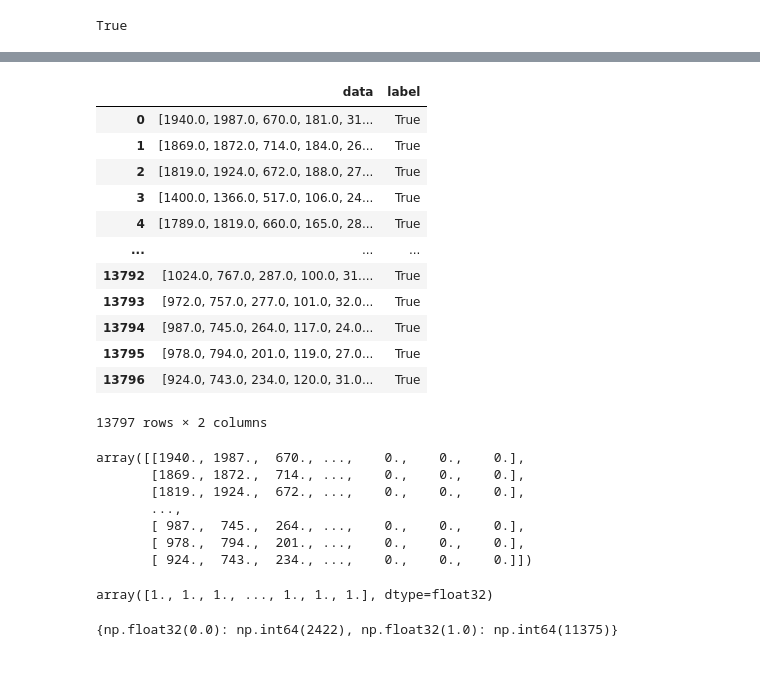
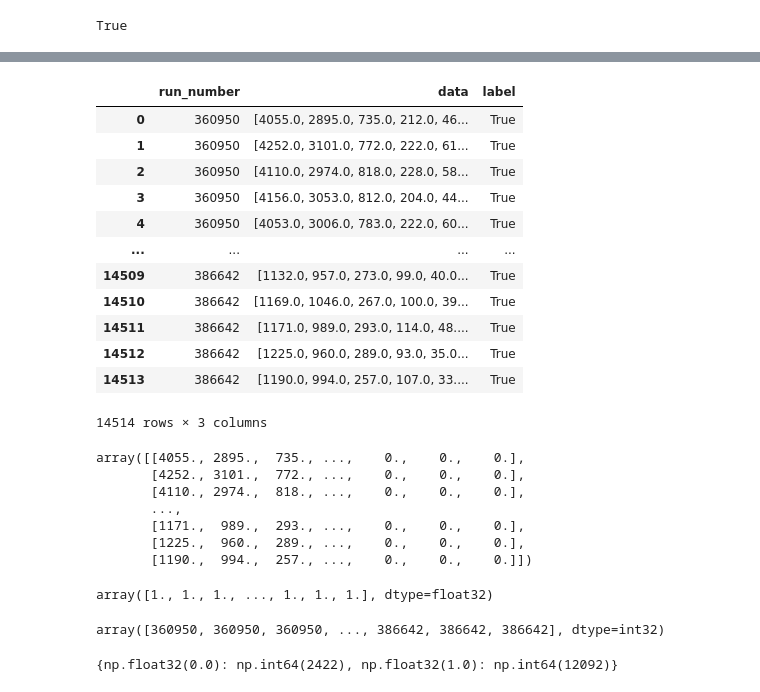
Before and after one commit to gabrielmscampos/ml_examples, a Jupyter notebook: notebooks/data_fetcher.ipynb, the cells around one changed output, grey strips where cells are left out. Cells and saved outputs as stored; diff of their text form; code cells hidden in the pictures.

Commit message:
refactor: update `data_fetcher` to storage unfiltered data and runregistry merged data

```diff
--- a/notebooks/data_fetcher.ipynb
+++ b/notebooks/data_fetcher.ipynb
@@ -27,7 +19,7 @@ dials = Dials(creds, workspace="jetmet")
 # %%
 me = "JetMET/MET/pfMETT1/Cleaned/METSig"
-runs = [386642, 386640, 385841, 385604, 385422, 385286, 385142, 384243, 384188, 382749, 382213, 380360, 380237, 380195, 379456, 379420]
-dataset_regex = "/JetMET0/Run2024.*-PromptReco-v1/DQMIO"
+runs = [386642, 386640, 385841, 385604, 385422, 385286, 385142, 384243, 384188, 382749, 382213, 380360, 380237, 380195, 379456, 379420, 360950]
+dataset_regex = "/JetMET0?/Run202.*-PromptReco-v1/DQMIO"
 
 data = []
 for run_number in runs:
@@ -36,6 +28,7 @@ for run_number in runs:
     data.append(df)
 
 data = pd.concat(data)
+data = data.sort_values(by=['run_number', 'ls_number'])
 # %%
 data
 # %% [output]
@@ -55,7 +68,10 @@ data
 # %%
-rr_dataset = "/PromptReco/Collisions2024/DQM"
 lumisections = []
 for run_number in tqdm(runs):
+    if run_number in (360950,):
+        rr_dataset = "/PromptReco/Collisions2022/DQM"
+    else:
+        rr_dataset = "/PromptReco/Collisions2024/DQM"
     joint_ranges = rr.get_joint_lumisection_ranges(run_number, rr_dataset)
     run_lumisections = []
     for joint_range in joint_ranges:
@@ -130,41 +146,46 @@ joint_data
 # %%
-train_data = joint_data[["data", "jetmet-jetmet"]]
+train_data = joint_data[["run_number", "data", "jetmet-jetmet"]]
 train_data = train_data.rename(columns={'jetmet-jetmet': 'label'})
 train_data
 # %% [output]
-|  | data | label |
-| 0 | [1940.0, 1987.0, 670.0, 181.0, 31... | True |
-| 1 | [1869.0, 1872.0, 714.0, 184.0, 26... | True |
-| 2 | [1819.0, 1924.0, 672.0, 188.0, 27... | True |
-| 3 | [1400.0, 1366.0, 517.0, 106.0, 24... | True |
-| 4 | [1789.0, 1819.0, 660.0, 165.0, 28... | True |
-| ... | ... | ... |
-| 13792 | [1024.0, 767.0, 287.0, 100.0, 31.... | True |
-| 13793 | [972.0, 757.0, 277.0, 101.0, 32.0... | True |
-| 13794 | [987.0, 745.0, 264.0, 117.0, 24.0... | True |
-| 13795 | [978.0, 794.0, 201.0, 119.0, 27.0... | True |
-| 13796 | [924.0, 743.0, 234.0, 120.0, 31.0... | True |
+|  | run_number | data | label |
+| 0 | 360950 | [4055.0, 2895.0, 735.0, 212.0, 46... | True |
+| 1 | 360950 | [4252.0, 3101.0, 772.0, 222.0, 61... | True |
+| 2 | 360950 | [4110.0, 2974.0, 818.0, 228.0, 58... | True |
+| 3 | 360950 | [4156.0, 3053.0, 812.0, 204.0, 44... | True |
+| 4 | 360950 | [4053.0, 3006.0, 783.0, 222.0, 60... | True |
+| ... | ... | ... | ... |
+| 14509 | 386642 | [1132.0, 957.0, 273.0, 99.0, 40.0... | True |
+| 14510 | 386642 | [1169.0, 1046.0, 267.0, 100.0, 39... | True |
+| 14511 | 386642 | [1171.0, 989.0, 293.0, 114.0, 48.... | True |
+| 14512 | 386642 | [1225.0, 960.0, 289.0, 93.0, 35.0... | True |
+| 14513 | 386642 | [1190.0, 994.0, 257.0, 107.0, 33.... | True |
-13797 rows × 2 columns
+14514 rows × 3 columns
 # %%
 data_arr = np.vstack(train_data.data)
 data_arr
 # %% [output]
-array([[1940., 1987.,  670., ...,    0.,    0.,    0.],
-       [1869., 1872.,  714., ...,    0.,    0.,    0.],
-       [1819., 1924.,  672., ...,    0.,    0.,    0.],
+array([[4055., 2895.,  735., ...,    0.,    0.,    0.],
+       [4252., 3101.,  772., ...,    0.,    0.,    0.],
+       [4110., 2974.,  818., ...,    0.,    0.,    0.],
        ...,
-       [ 987.,  745.,  264., ...,    0.,    0.,    0.],
-       [ 978.,  794.,  201., ...,    0.,    0.,    0.],
-       [ 924.,  743.,  234., ...,    0.,    0.,    0.]])
+       [1171.,  989.,  293., ...,    0.,    0.,    0.],
+       [1225.,  960.,  289., ...,    0.,    0.,    0.],
+       [1190.,  994.,  257., ...,    0.,    0.,    0.]])
 # %%
 label_arr = train_data.label.to_numpy().astype(np.float32)
 label_arr
 # %% [output]
 array([1., 1., 1., ..., 1., 1., 1.], dtype=float32)
+# %%
+run_arr = train_data.run_number.to_numpy().astype(np.int32)
+run_arr
+# %% [output]
+array([360950, 360950, 360950, ..., 386642, 386642, 386642], dtype=int32)
 # %%
 unique, counts = np.unique(label_arr, return_counts=True)
 dict(zip(unique, counts))
 # %% [output]
-{np.float32(0.0): np.int64(2422), np.float32(1.0): np.int64(11375)}
+{np.float32(0.0): np.int64(2422), np.float32(1.0): np.int64(12092)}
 # %%
 os.makedirs("../data", exist_ok=True)
```
Also changed, not shown: parts of 8 cells of this notebook.
